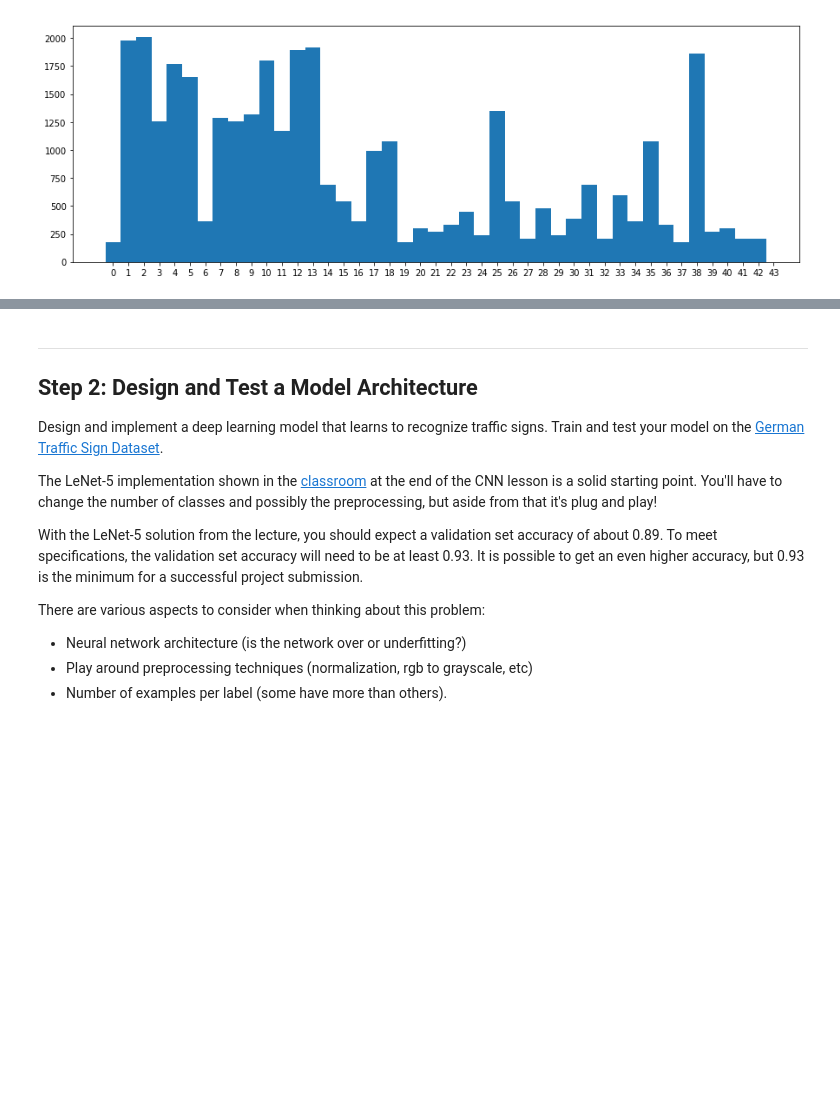
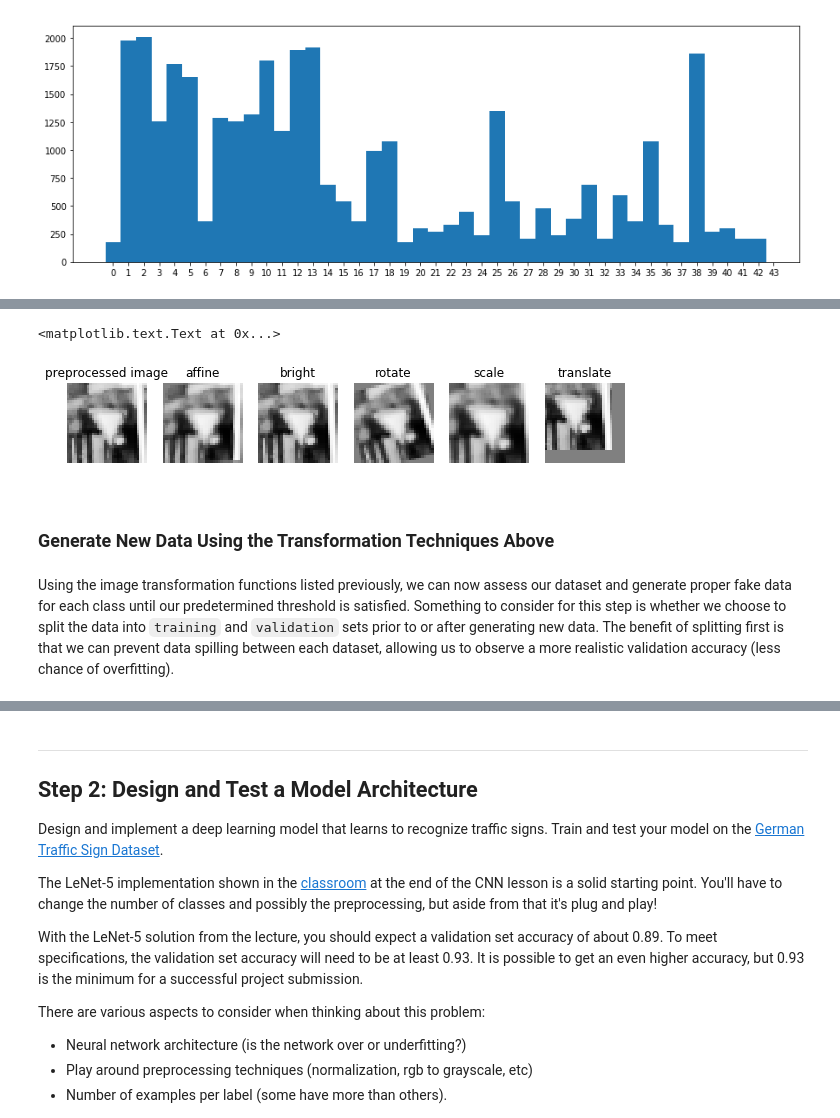
Before and after one commit to liangk7/CarND-Term1-Project2, a Jupyter notebook: Traffic_Sign_Classifier.ipynb, the cells around one changed output, grey strips where cells are left out. Drawn from its saved outputs; the diff is of its cells as text; code cells hidden in the pictures; blank space fills up the shorter version.

```diff
--- a/Traffic_Sign_Classifier.ipynb
+++ b/Traffic_Sign_Classifier.ipynb
@@ -275,0 +266,34 @@ def img_perspective(img):
+# %%
+# visualize transformations
+test_img = X_trainP[random.randint(0,X_train.shape[0]-1)]
+test_imgAff = img_affine(test_img, 0.05)
+test_imgBri = img_bright(test_img, 100)
+test_imgRot = img_rotate(test_img, 15)
+test_imgSca = img_scale(test_img, 1.2)
+test_imgTra = img_translate(test_img, 5)
+fig, axs = plt.subplots(1,6, figsize =(10,3))
+axs[0].axis('off')
+axs[0].imshow(test_img.squeeze(), cmap='gray')
+axs[0].set_title('preprocessed image')
+axs[1].axis('off')
+axs[1].imshow(test_imgAff.squeeze(), cmap='gray')
+axs[1].set_title('affine')
+axs[2].axis('off')
+axs[2].imshow(test_imgBri.squeeze(), cmap='gray')
+axs[2].set_title('bright')
+axs[3].axis('off')
+axs[3].imshow(test_imgRot.squeeze(), cmap='gray')
+axs[3].set_title('rotate')
+axs[4].axis('off')
+axs[4].imshow(test_imgSca.squeeze(), cmap='gray')
+axs[4].set_title('scale')
+axs[5].axis('off')
+axs[5].imshow(test_imgTra.squeeze(), cmap='gray')
+axs[5].set_title('translate')
+# %% [output]
+<matplotlib.text.Text at 0x...>
+[figure, added]
+# %% [markdown]
+### Generate New Data Using the Transformation Techniques Above
+# %% [markdown]
+Using the image transformation functions listed previously, we can now assess our dataset and generate proper fake data for each class until our predetermined threshold is satisfied. Something to consider for this step is whether we choose to split the data into `training` and `validation` sets prior to or after generating new data. The benefit of splitting first is that we can prevent data spilling between each dataset, allowing us to observe a more realistic validation accuracy (less chance of overfitting).
```
Also changed, not shown: parts of 51 cells of this notebook, 29 other files.
